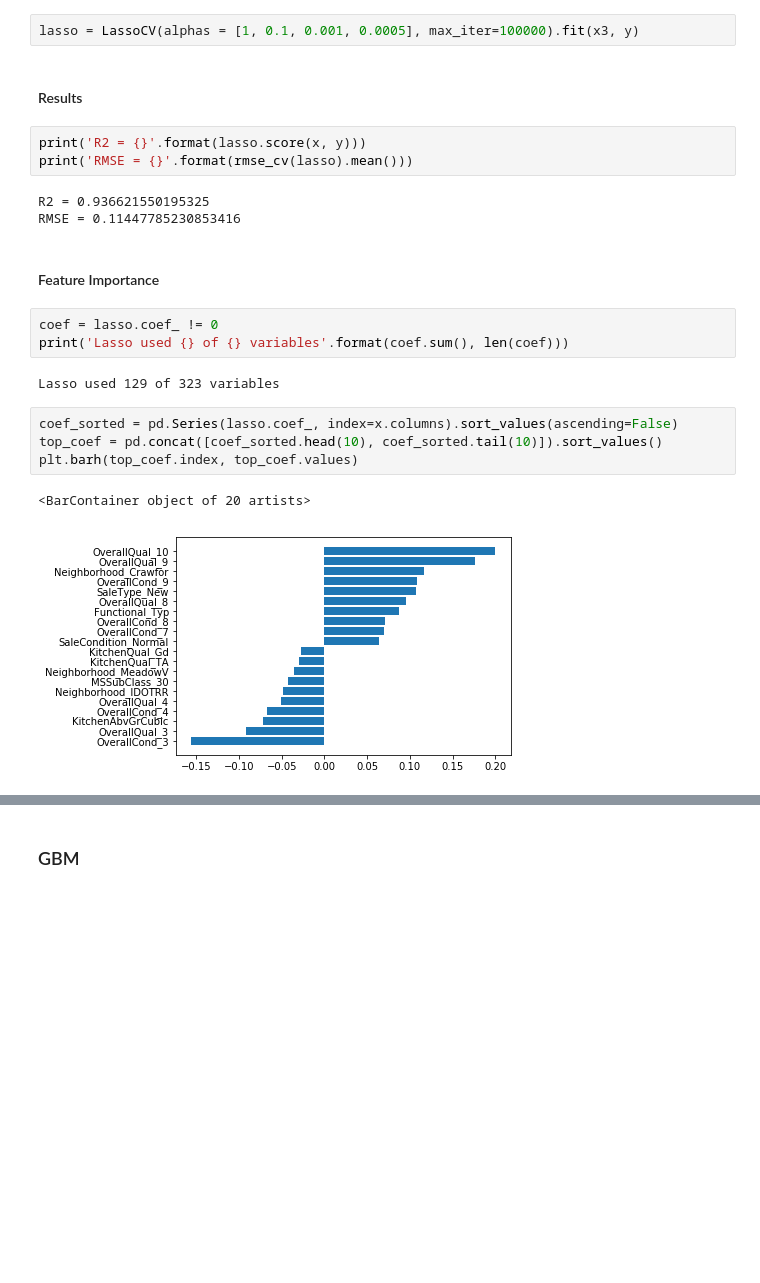
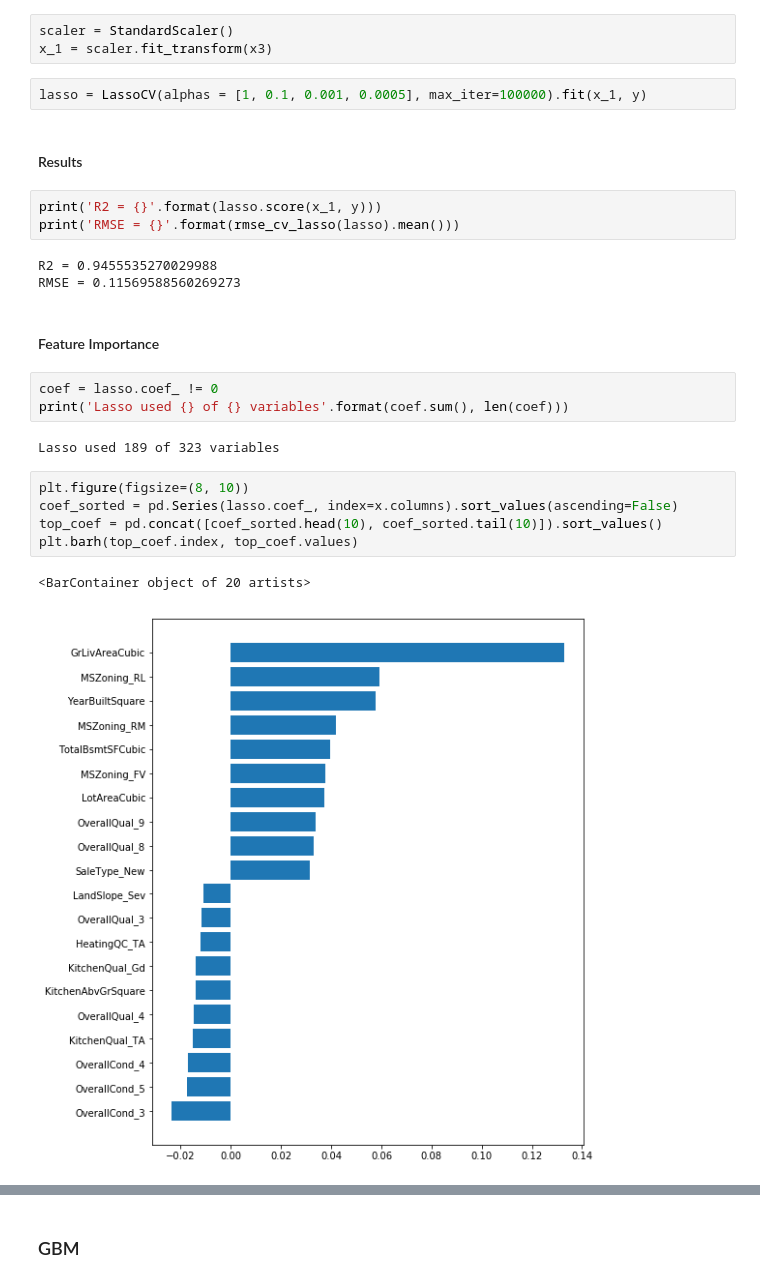
Before and after one commit to strachan/house_pricing_prediction, a Jupyter notebook: final_machine_learning.ipynb, the cells around one changed output, grey strips where cells are left out. Cells and saved outputs as stored; diff of their text form; blank space fills up the shorter version.

```diff
--- a/final_machine_learning.ipynb
+++ b/final_machine_learning.ipynb
@@ -42,30 +48,34 @@ from sklearn.model_selection import cross_val_score
 #### Train
 # %%
 x3 = x.copy()
+# %%
+scaler = StandardScaler()
+x_1 = scaler.fit_transform(x3)
 # %%
-lasso = LassoCV(alphas = [1, 0.1, 0.001, 0.0005], max_iter=100000).fit(x3, y)
+lasso = LassoCV(alphas = [1, 0.1, 0.001, 0.0005], max_iter=100000).fit(x_1, y)
 # %% [markdown]
 #### Results
 # %%
-print('R2 = {}'.format(lasso.score(x, y)))
-print('RMSE = {}'.format(rmse_cv(lasso).mean()))
+print('R2 = {}'.format(lasso.score(x_1, y)))
+print('RMSE = {}'.format(rmse_cv_lasso(lasso).mean()))
 # %% [output]
-R2 = 0.936621550195325
-RMSE = 0.11447785230853416
+R2 = 0.9455535270029988
+RMSE = 0.11569588560269273
 # %% [markdown]
 #### Feature Importance
 # %%
 coef = lasso.coef_ != 0
 print('Lasso used {} of {} variables'.format(coef.sum(), len(coef)))
 # %% [output]
-Lasso used 129 of 323 variables
+Lasso used 189 of 323 variables
 # %%
+plt.figure(figsize=(8, 10))
 coef_sorted = pd.Series(lasso.coef_, index=x.columns).sort_values(ascending=False)
 top_coef = pd.concat([coef_sorted.head(10), coef_sorted.tail(10)]).sort_values()
 plt.barh(top_coef.index, top_coef.values)
 # %% [output]
 <BarContainer object of 20 artists>
-[figure, old version]
+[figure, new version]
 # %%
 lasso.alpha_
 # %% [output]
```
Also changed, not shown: parts of 27 cells of this notebook.
